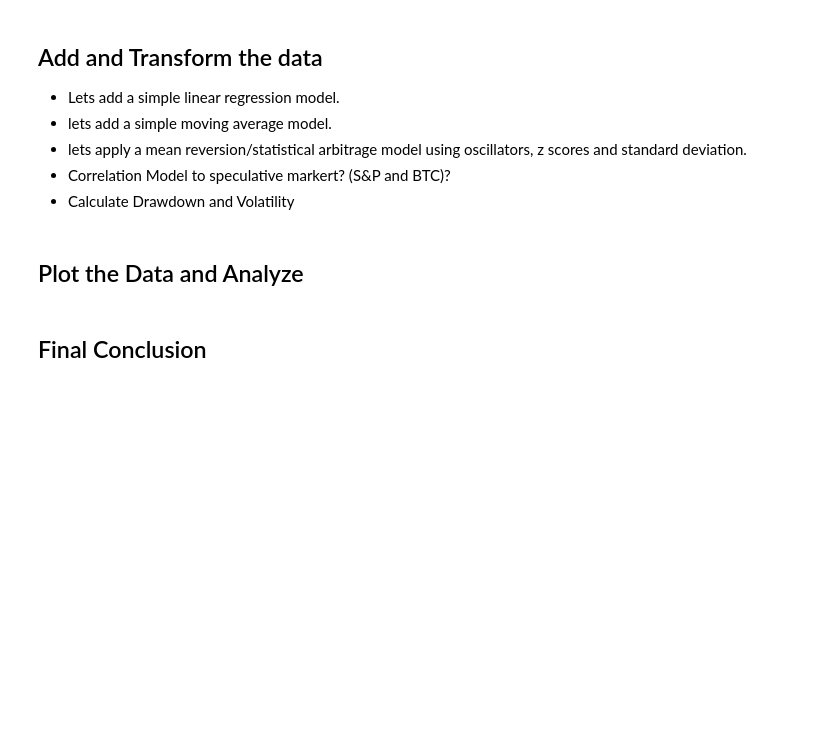
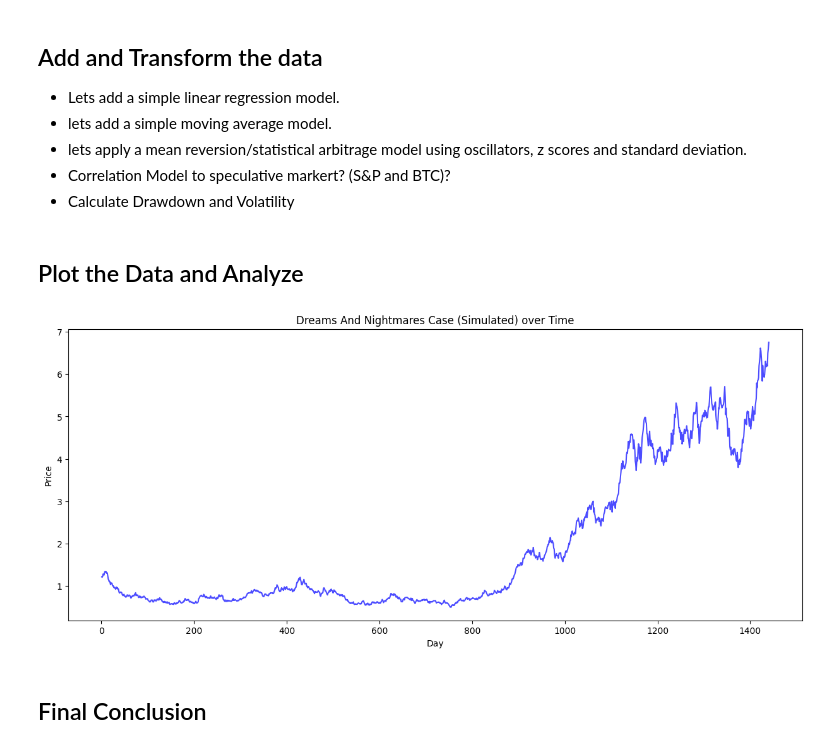
Before and after one commit to QuantLapse/Github-Projects, a Jupyter notebook: Counter_Strike_Statistical_Arbitrage/Counter_Strike_Statistical_Arbitrage_Ver.1.ipynb, the cells around one changed output. Cells and saved outputs as stored; diff of their text form; code cells hidden in the pictures; blank space fills up the shorter version.

```diff
--- a/Counter_Strike_Statistical_Arbitrage/Counter_Strike_Statistical_Arbitrage_Ver.1.ipynb
+++ b/Counter_Strike_Statistical_Arbitrage/Counter_Strike_Statistical_Arbitrage_Ver.1.ipynb
@@ -55,5 +55,14 @@ memory usage: 45.1+ KB
 * Calculate Drawdown and Volatility
 # %% [markdown]
 ## Plot the Data and Analyze
+# %%
+plt.figure(figsize=(15, 6)) #set the size of the plot
+plot = plt.plot(case_price["day"], case_price["price"], color='blue', alpha = 0.7) #plot the price of the case over time
+plt.title('Dreams And Nightmares Case (Simulated) over Time') #add a title to the plot
+plt.xlabel('Day') #add a label to the x-axis
+plt.ylabel('Price') #add a label to the y-axis
+plt.show() #display the plot
+# %% [output]
+[figure, added]
 # %% [markdown]
 ## Final Conclusion
```
